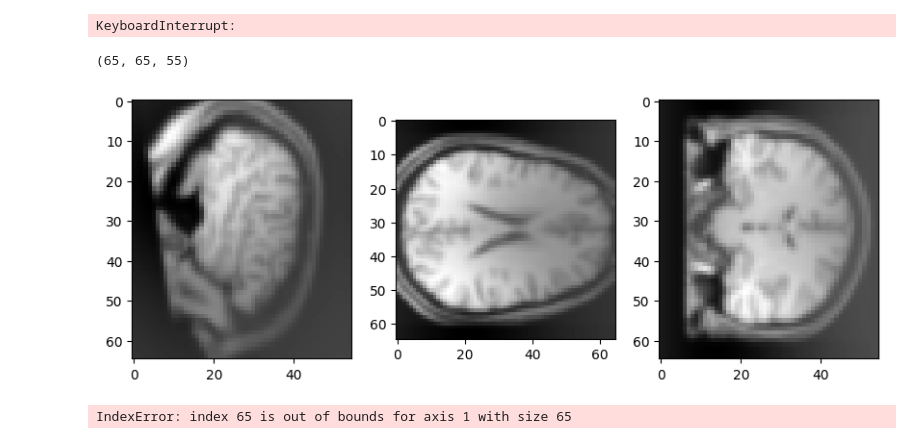
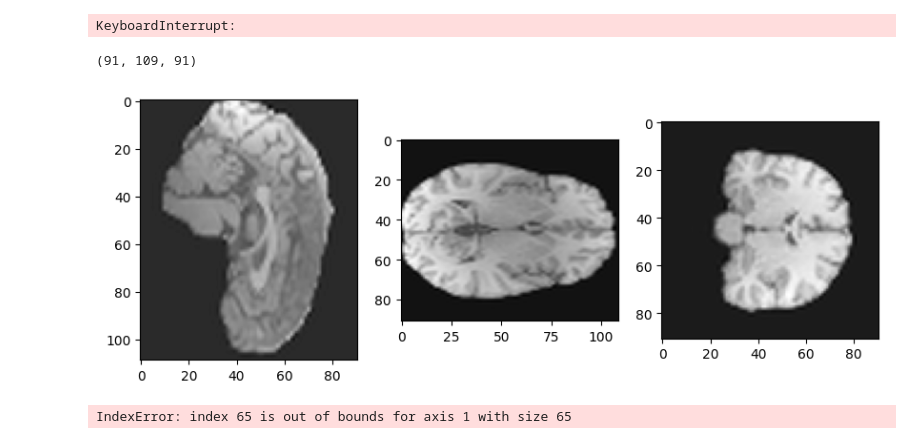
Before and after one commit to dxcanh/age-prediction-using-MRI, a Jupyter notebook: data_preprocessing/preprocessing.ipynb, the cells around one changed output. Saved outputs shown, nothing was run; the diff lists cells and outputs as text; code cells hidden in the pictures.

```diff
--- a/data_preprocessing/preprocessing.ipynb
+++ b/data_preprocessing/preprocessing.ipynb
@@ -352,24 +357,24 @@ for _, row in control.iterrows():
 KeyboardInterrupt:
 # %%
 import numpy as np
-sample = np.load("/home/canhdx/workspace/age-prediction-using-MRI/test_outputs_npy/fully_cleaned_data.npy")
+sample = np.load("/home/canhdx/workspace/age-prediction-using-MRI/preprocessed_data/sub-BrainAge000019.npy")
 print(sample.shape)
 
 import matplotlib .pyplot as plt
 plt.figure(figsize=(10, 10))
 #sagittal view of middle slice
 plt.subplot(1, 3, 1)
-plt.imshow(sample[50, :, :], cmap='gray')
+plt.imshow(sample[45, :, :], cmap='gray')
 #axial view of middle slice
 plt.subplot(1, 3, 2)
-plt.imshow(sample[:, :, 32], cmap='gray')
+plt.imshow(sample[:, :, 45], cmap='gray')
 #coronal view of middle slice
 plt.subplot(1, 3, 3)
-plt.imshow(sample[:, 32, :], cmap='gray')
+plt.imshow(sample[:, 55, :], cmap='gray')
 plt.show()
 # %% [output]
-(65, 65, 55)
+(91, 109, 91)
-[figure, old version]
+[figure, new version]
 # %%
 plt.imshow(sample[:, 65, :], cmap='gray')
 plt.show()
```
Also changed, not shown: parts of 4 cells of this notebook, 41 other files.
